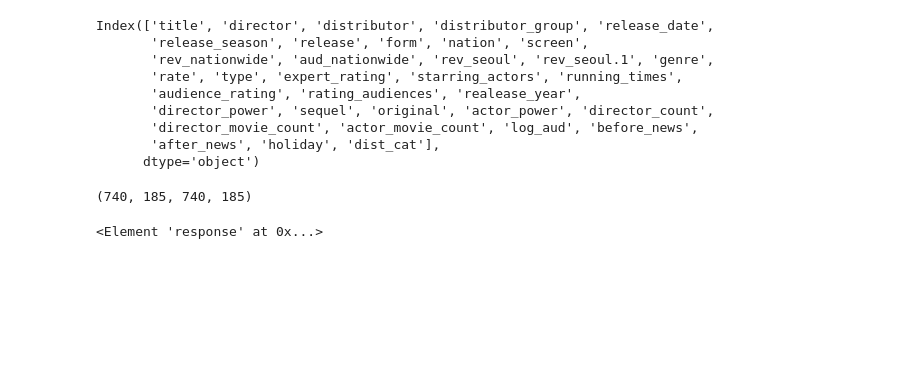
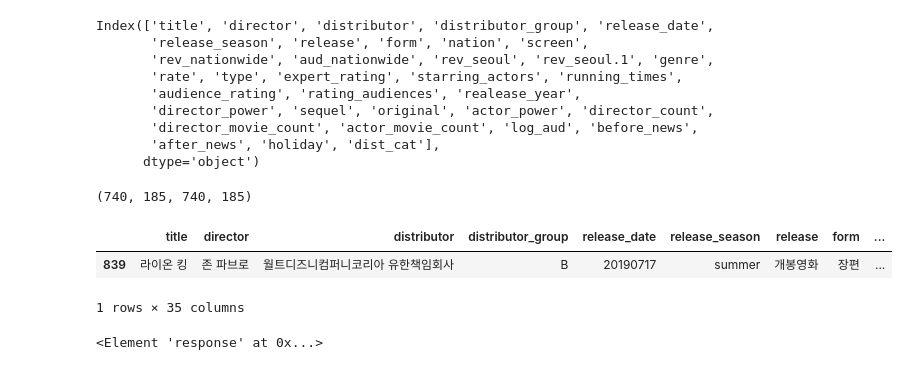
Before and after one commit to yeejun007/linear_regression_project, a Jupyter notebook: yeejun/min's_code/holidaycheck.ipynb, the cells around one changed output. Saved outputs shown, nothing was run; the diff lists cells and outputs as text; code cells hidden in the pictures; blank space fills up the shorter version.

```diff
--- a/yeejun/min's_code/holidaycheck.ipynb
+++ b/yeejun/min's_code/holidaycheck.ipynb
@@ -259,3 +261,9 @@ final_df.to_csv('final_df_13.csv')
+# %%
+final_df[final_df['release_date'] == ]
+# %% [output]
+|  | title | director | distributor | distributor_group | release_date | release_season | release | form | ... |
+| 839 | 라이온 킹 | 존 파브로 | 월트디즈니컴퍼니코리아 유한책임회사 | B | 20190717 | summer | 개봉영화 | 장편 | ... |
+1 rows × 35 columns
 # %%
 xtree = ET.fromstring(response2)
 xtree
```
Also changed, not shown: parts of 1 cell of this notebook, 5 other files.
